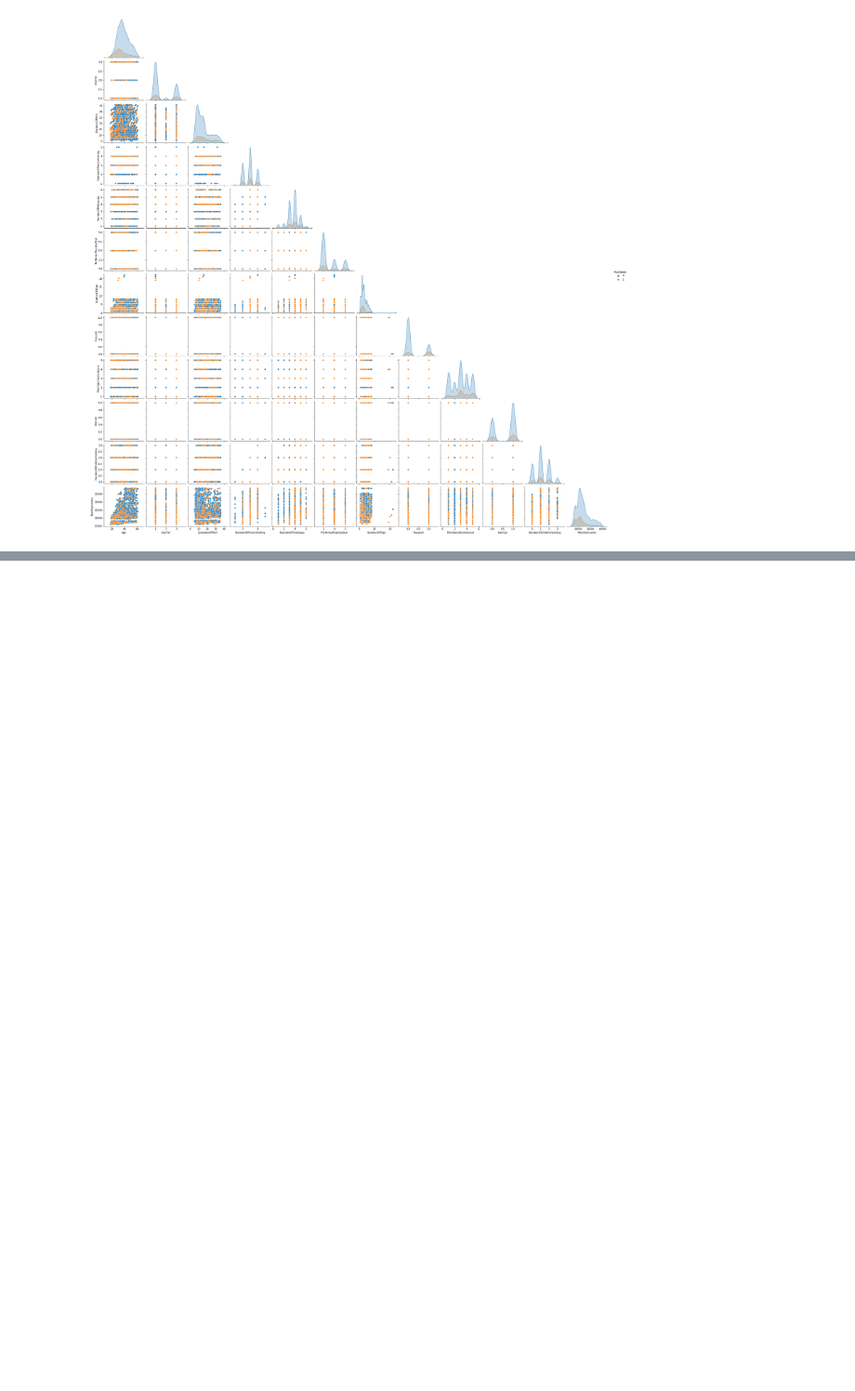
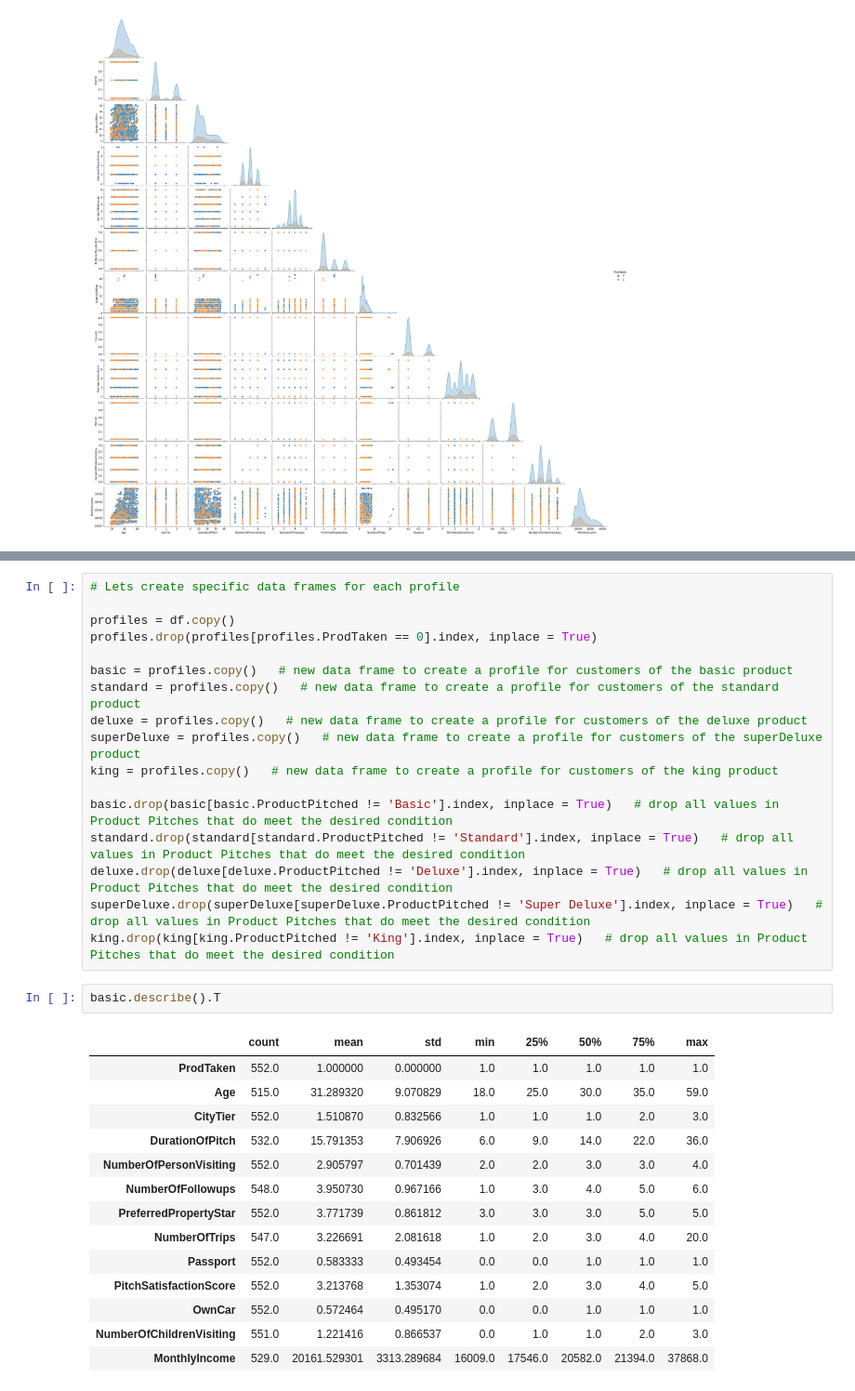
Before and after one commit to jarato123/AI-Class, a Jupyter notebook: Ensemble Techniques/ET Final Project/ET Final Project.ipynb, the cells around one changed output, grey strips where cells are left out. Shown at 93% size. Saved outputs shown, nothing was run; the diff lists cells and outputs as text; blank space fills up the shorter version.

```diff
--- a/Ensemble Techniques/ET Final Project/ET Final Project.ipynb
+++ b/Ensemble Techniques/ET Final Project/ET Final Project.ipynb
@@ -417,0 +540,34 @@ plt.show()
+# %%
+# Lets create specific data frames for each profile
+
+profiles = df.copy()
+profiles.drop(profiles[profiles.ProdTaken == 0].index, inplace = True)
+
+basic = profiles.copy()   # new data frame to create a profile for customers of the basic product
+standard = profiles.copy()   # new data frame to create a profile for customers of the standard product
+deluxe = profiles.copy()   # new data frame to create a profile for customers of the deluxe product
+superDeluxe = profiles.copy()   # new data frame to create a profile for customers of the superDeluxe product
+king = profiles.copy()   # new data frame to create a profile for customers of the king product
+
+basic.drop(basic[basic.ProductPitched != 'Basic'].index, inplace = True)   # drop all values in Product Pitches that do meet the desired condition
+standard.drop(standard[standard.ProductPitched != 'Standard'].index, inplace = True)   # drop all values in Product Pitches that do meet the desired condition
+deluxe.drop(deluxe[deluxe.ProductPitched != 'Deluxe'].index, inplace = True)   # drop all values in Product Pitches that do meet the desired condition
+superDeluxe.drop(superDeluxe[superDeluxe.ProductPitched != 'Super Deluxe'].index, inplace = True)   # drop all values in Product Pitches that do meet the desired condition
+king.drop(king[king.ProductPitched != 'King'].index, inplace = True)   # drop all values in Product Pitches that do meet the desired condition
+# %%
+basic.describe().T
+# %% [output]
+|  | count | mean | std | min | 25% | 50% | 75% | max |
+| ProdTaken | 552.0 | 1.000000 | 0.000000 | 1.0 | 1.0 | 1.0 | 1.0 | 1.0 |
+| Age | 515.0 | 31.289320 | 9.070829 | 18.0 | 25.0 | 30.0 | 35.0 | 59.0 |
+| CityTier | 552.0 | 1.510870 | 0.832566 | 1.0 | 1.0 | 1.0 | 2.0 | 3.0 |
+| DurationOfPitch | 532.0 | 15.791353 | 7.906926 | 6.0 | 9.0 | 14.0 | 22.0 | 36.0 |
+| NumberOfPersonVisiting | 552.0 | 2.905797 | 0.701439 | 2.0 | 2.0 | 3.0 | 3.0 | 4.0 |
+| NumberOfFollowups | 548.0 | 3.950730 | 0.967166 | 1.0 | 3.0 | 4.0 | 5.0 | 6.0 |
+| PreferredPropertyStar | 552.0 | 3.771739 | 0.861812 | 3.0 | 3.0 | 3.0 | 5.0 | 5.0 |
+| NumberOfTrips | 547.0 | 3.226691 | 2.081618 | 1.0 | 2.0 | 3.0 | 4.0 | 20.0 |
+| Passport | 552.0 | 0.583333 | 0.493454 | 0.0 | 0.0 | 1.0 | 1.0 | 1.0 |
+| PitchSatisfactionScore | 552.0 | 3.213768 | 1.353074 | 1.0 | 2.0 | 3.0 | 4.0 | 5.0 |
+| OwnCar | 552.0 | 0.572464 | 0.495170 | 0.0 | 0.0 | 1.0 | 1.0 | 1.0 |
+| NumberOfChildrenVisiting | 551.0 | 1.221416 | 0.866537 | 0.0 | 1.0 | 1.0 | 2.0 | 3.0 |
+| MonthlyIncome | 529.0 | 20161.529301 | 3313.289684 | 16009.0 | 17546.0 | 20582.0 | 21394.0 | 37868.0 |
```
Also changed, not shown: parts of 10 cells of this notebook.
